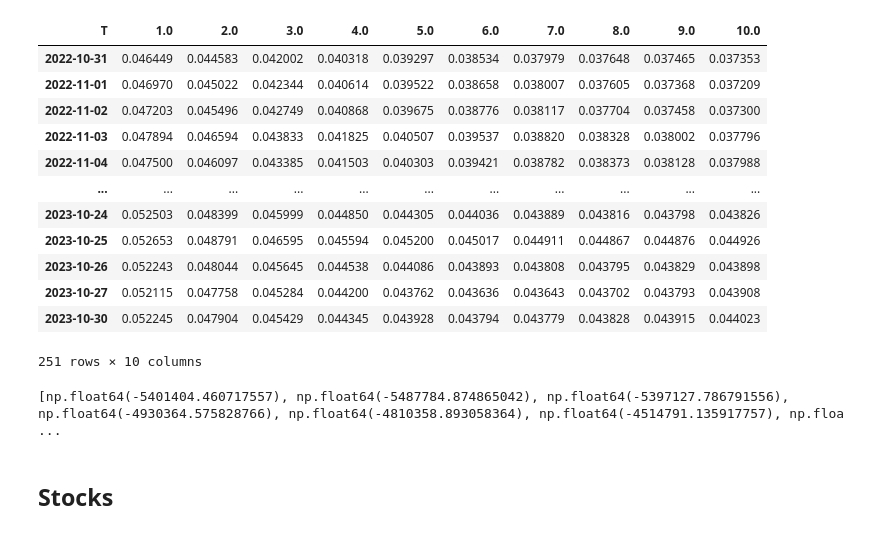
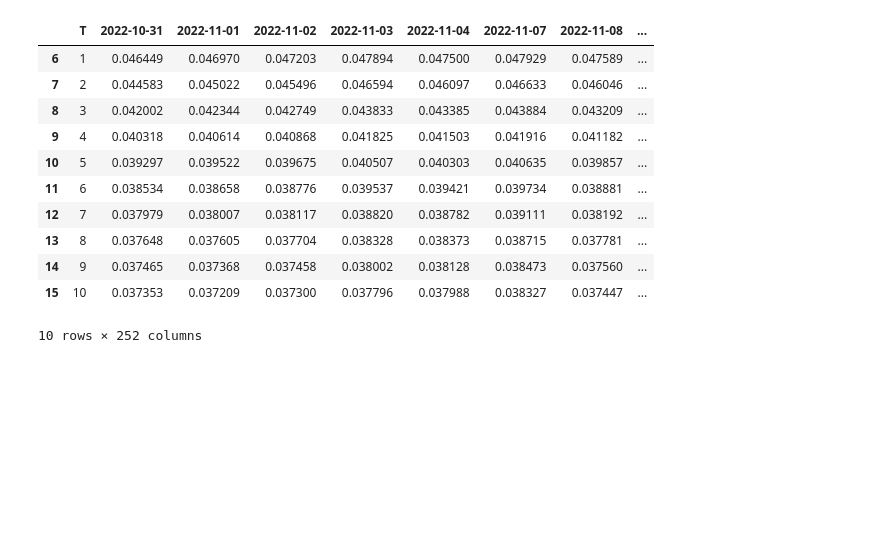
Before and after one commit to njh18/qf634-quant-research-methods, a Jupyter notebook: qf609-risk-analysis/var_historical_v1.ipynb, the cells around one changed output. Drawn from its saved outputs; the diff is of its cells as text; code cells hidden in the pictures; blank space fills up the shorter version.

Commit message:
var hist edit

```diff
--- a/qf609-risk-analysis/var_historical_v1.ipynb
+++ b/qf609-risk-analysis/var_historical_v1.ipynb
@@ -44,0 +8,27 @@ sofr_curve
+# %%
+file_path = os.path.abspath("data/hist_data.xlsm")
+notional_stock = 1000000
+notional_swap = 100000000
+swap_rate = 0.042
+day_count_frac = 1
+# %%
+def get_swap_data(file_path):
+    """
+    read SOFR curve data from excel file
+
+    Args:
+    file_path(str): path to the excel file
+
+    Returns:
+    pd.DataFrame: preprocessed SOFR curve data
+    """
+    df_sofr_curve_raw = pd.read_excel(file_path, sheet_name="SofrCurve", engine = 'openpyxl', parse_dates=False)
+    # clean up column names (timestamp)
+    df_sofr_curve_raw.columns = [str(col) for col in df_sofr_curve_raw.columns]
+    df_sofr_curve_raw.columns = [col.split()[0] if '-' in col else col for col in df_sofr_curve_raw.columns]
+    df_sofr_curve_raw.drop(columns=['Tenor'], inplace=True)
+    df_sofr_curve_raw['T'] = df_sofr_curve_raw['T'].astype(int) # convert T to int
+    # extract out relevant zero curves (1Y-10Y)
+    df_sofr_curve = df_sofr_curve_raw.iloc[6:16].copy()
+
+    return df_sofr_curve
@@ -45 +86,17 @@ sofr_curve
+# %%
+df_sofr_curve = get_swap_data(file_path)
+df_sofr_curve
+# %% [output]
+|  | T | 2022-10-31 | 2022-11-01 | 2022-11-02 | 2022-11-03 | 2022-11-04 | 2022-11-07 | 2022-11-08 | ... |
+| 6 | 1 | 0.046449 | 0.046970 | 0.047203 | 0.047894 | 0.047500 | 0.047929 | 0.047589 | ... |
+| 7 | 2 | 0.044583 | 0.045022 | 0.045496 | 0.046594 | 0.046097 | 0.046633 | 0.046046 | ... |
+| 8 | 3 | 0.042002 | 0.042344 | 0.042749 | 0.043833 | 0.043385 | 0.043884 | 0.043209 | ... |
+| 9 | 4 | 0.040318 | 0.040614 | 0.040868 | 0.041825 | 0.041503 | 0.041916 | 0.041182 | ... |
+| 10 | 5 | 0.039297 | 0.039522 | 0.039675 | 0.040507 | 0.040303 | 0.040635 | 0.039857 | ... |
+| 11 | 6 | 0.038534 | 0.038658 | 0.038776 | 0.039537 | 0.039421 | 0.039734 | 0.038881 | ... |
+| 12 | 7 | 0.037979 | 0.038007 | 0.038117 | 0.038820 | 0.038782 | 0.039111 | 0.038192 | ... |
+| 13 | 8 | 0.037648 | 0.037605 | 0.037704 | 0.038328 | 0.038373 | 0.038715 | 0.037781 | ... |
+| 14 | 9 | 0.037465 | 0.037368 | 0.037458 | 0.038002 | 0.038128 | 0.038473 | 0.037560 | ... |
+| 15 | 10 | 0.037353 | 0.037209 | 0.037300 | 0.037796 | 0.037988 | 0.038327 | 0.037447 | ... |
+10 rows × 252 columns
 # %%
@@ -121,35 +198,0 @@ def swap_pnl_1d_full(zero_rates_t0, zero_rates_t1, tenors):
-# %%
-# filter sofr curve to get 1-10 years tenors
-sofr_10y_tenor = sofr_curve.loc[:, sofr_curve.columns.isin(range(1,11))]
-sofr_10y_tenor
-# %% [output]
-| T | 1.0 | 2.0 | 3.0 | 4.0 | 5.0 | 6.0 | 7.0 | 8.0 | 9.0 | 10.0 |
-| 2022-10-31 | 0.046449 | 0.044583 | 0.042002 | 0.040318 | 0.039297 | 0.038534 | 0.037979 | 0.037648 | 0.037465 | 0.037353 |
-| 2022-11-01 | 0.046970 | 0.045022 | 0.042344 | 0.040614 | 0.039522 | 0.038658 | 0.038007 | 0.037605 | 0.037368 | 0.037209 |
-| 2022-11-02 | 0.047203 | 0.045496 | 0.042749 | 0.040868 | 0.039675 | 0.038776 | 0.038117 | 0.037704 | 0.037458 | 0.037300 |
-| 2022-11-03 | 0.047894 | 0.046594 | 0.043833 | 0.041825 | 0.040507 | 0.039537 | 0.038820 | 0.038328 | 0.038002 | 0.037796 |
-| 2022-11-04 | 0.047500 | 0.046097 | 0.043385 | 0.041503 | 0.040303 | 0.039421 | 0.038782 | 0.038373 | 0.038128 | 0.037988 |
-| ... | ... | ... | ... | ... | ... | ... | ... | ... | ... | ... |
-| 2023-10-24 | 0.052503 | 0.048399 | 0.045999 | 0.044850 | 0.044305 | 0.044036 | 0.043889 | 0.043816 | 0.043798 | 0.043826 |
-| 2023-10-25 | 0.052653 | 0.048791 | 0.046595 | 0.045594 | 0.045200 | 0.045017 | 0.044911 | 0.044867 | 0.044876 | 0.044926 |
-| 2023-10-26 | 0.052243 | 0.048044 | 0.045645 | 0.044538 | 0.044086 | 0.043893 | 0.043808 | 0.043795 | 0.043829 | 0.043898 |
-| 2023-10-27 | 0.052115 | 0.047758 | 0.045284 | 0.044200 | 0.043762 | 0.043636 | 0.043643 | 0.043702 | 0.043793 | 0.043908 |
-| 2023-10-30 | 0.052245 | 0.047904 | 0.045429 | 0.044345 | 0.043928 | 0.043794 | 0.043779 | 0.043828 | 0.043915 | 0.044023 |
-251 rows × 10 columns
-# %%
-tenors = list(range(1,11))
-sofr_curve_t0 = sofr_10y_tenor.iloc[-1].values
-
-sofr_curve_exclude_last = sofr_10y_tenor.values[:-1]
-
-swap_pnl_full_hist = []
-
-for sofr_curve_today in sofr_curve_exclude_last:
-    pnl = swap_pnl_1d_full(sofr_curve_t0, sofr_curve_today, tenors)
-    swap_pnl_full_hist.append(pnl)
-
-print(swap_pnl_full_hist)
-# %% [output]
-[np.float64(-5401404.460717557), np.float64(-5487784.874865042), np.float64(-5397127.786791556), np.float64(-4930364.575828766), np.float64(-4810358.893058364), np.float64(-4514791.135917757), np.floa ...
-# %% [markdown]
-## Stocks
```
Also changed, not shown: parts of 15 cells of this notebook, 1 other file.
